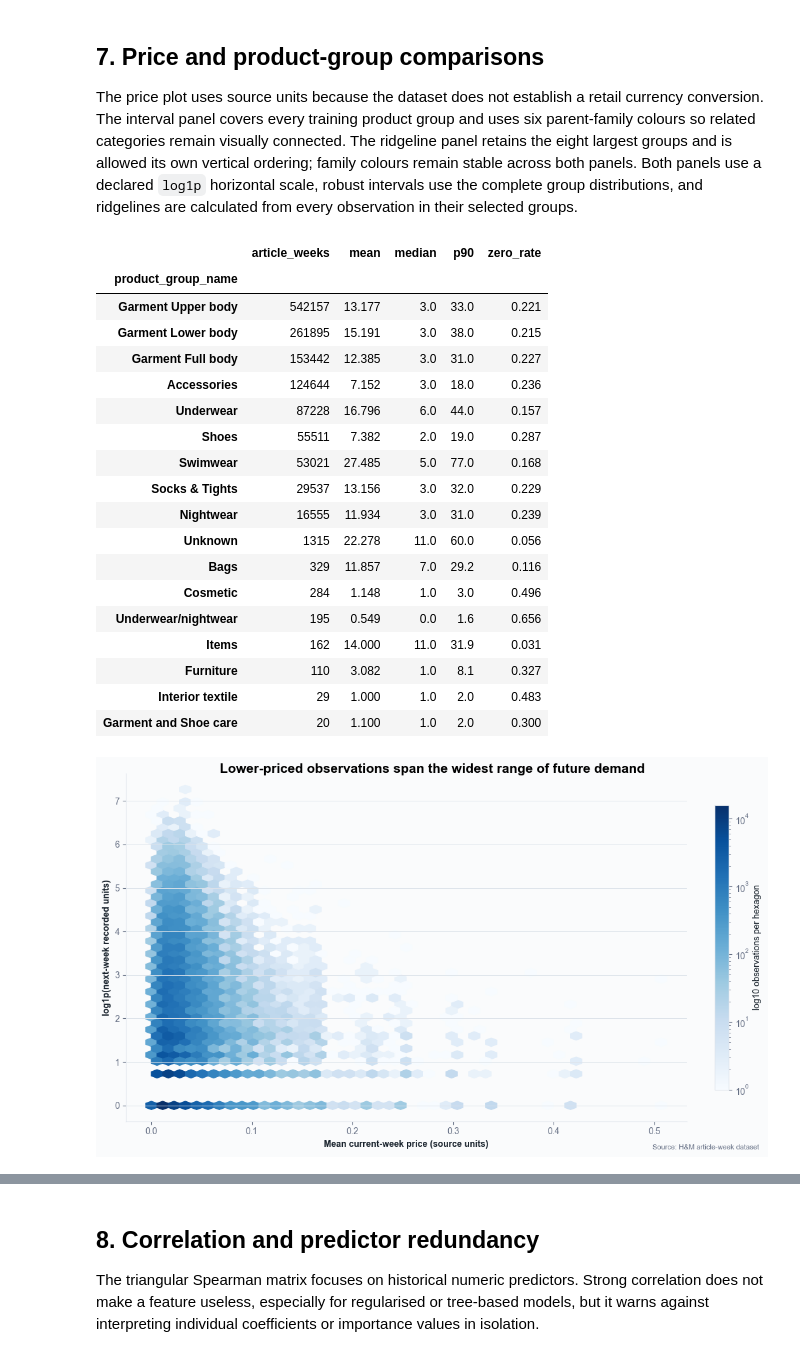
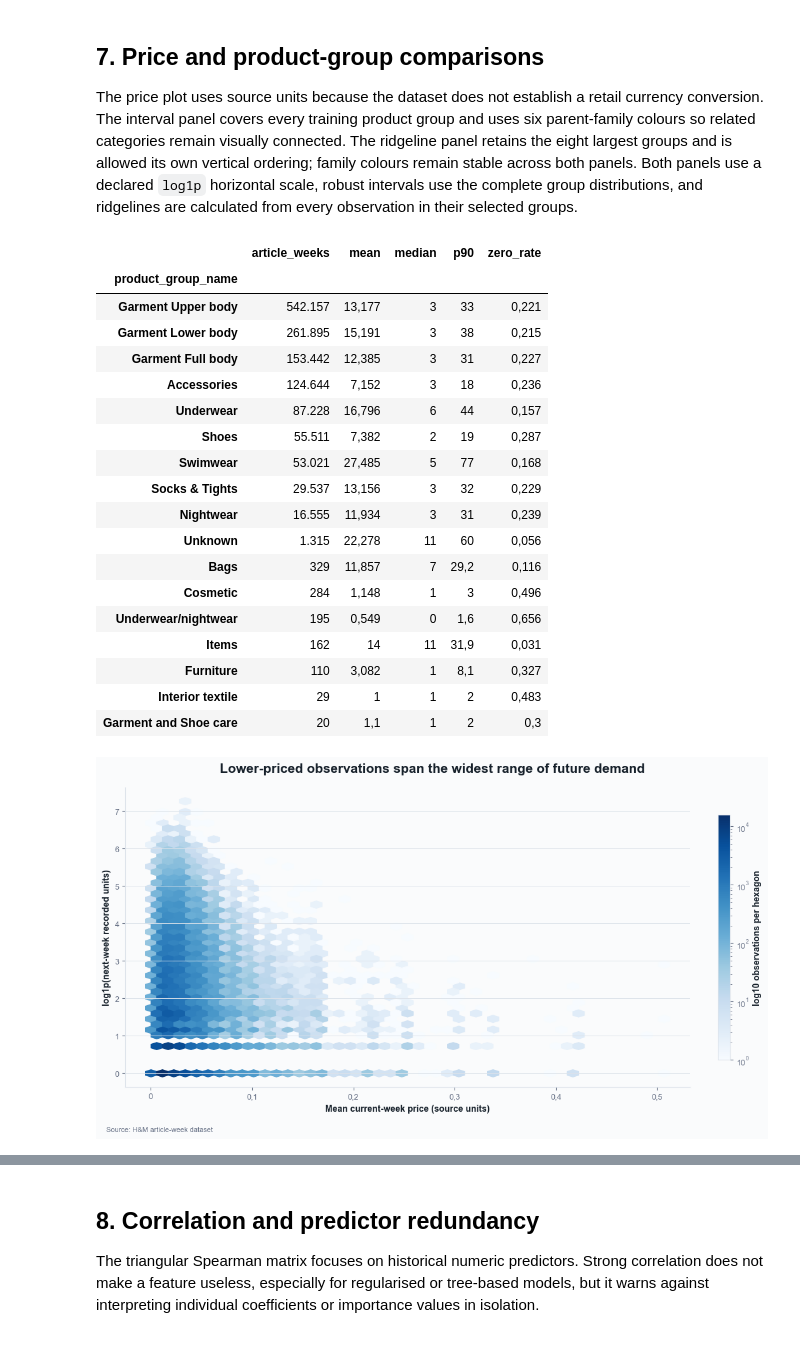
Before and after one commit to ML-ENI/fashion-demand-ml, a Jupyter notebook: notebooks/03_eda_regression.ipynb, the cells around one changed output, grey strips where cells are left out. Drawn from its saved outputs; the diff is of its cells as text; code cells hidden in the pictures.

```diff
--- a/notebooks/03_eda_regression.ipynb
+++ b/notebooks/03_eda_regression.ipynb
@@ -328,19 +316,16 @@ spearman = train[relationship_features + [target]].corr(method="spearman")[targe
 correlation_summary = pd.concat([pearson.rename("pearson"), spearman.rename("spearman")], axis=1)
 correlation_summary["absolute_spearman"] = correlation_summary["spearman"].abs()
 correlation_summary = correlation_summary.sort_values("absolute_spearman", ascending=False)
-display(correlation_summary.round(3))
+display_es(correlation_summary.round(3))
 
 plot_sample = train.sample(n=min(180_000, len(train)), random_state=SEED)
 fig, axes = plt.subplots(1, 2, figsize=(14, 5.8), layout="constrained")
-for ax, feature, label in [
-    (axes[0], "lag_1_sales", "Previous-week recorded units"),
-    (axes[1], "rolling_12w_sales_mean", "12-week historical mean units"),
-]:
+for ax, feature in zip(axes, ["lag_1_sales", "rolling_12w_sales_mean"]):
     density = ax.hexbin(
         np.log1p(plot_sample[feature]), np.log1p(plot_sample[target]),
         gridsize=45, mincnt=1, cmap="Blues", bins="log",
     )
-    style_axis(ax, f"log1p({label})", "log1p(next-week recorded units)")
+    style_axis(ax, f"log1p({feature_label(feature)})", "log1p(next-week recorded units)")
 fig.colorbar(density, ax=axes, label="log10 observations per hexagon", shrink=.82)
 finish_figure(fig, "Recent and rolling demand contain visible predictive structure")
 plt.show()
@@ -369,7 +354,7 @@ group_statistics = train.groupby("product_group_name")[target].agg(
     article_weeks="size", mean="mean", median="median",
     p90=lambda values: values.quantile(.90), zero_rate=lambda values: values.eq(0).mean(),
 ).sort_values("article_weeks", ascending=False)
-display(group_statistics.round(3))
+display_es(group_statistics.round(3))
 
 ridge_groups = group_statistics.head(8).index
 category_distribution = (
@@ -452,11 +437,11 @@ for position, (group, row) in enumerate(category_distribution.iterrows()):
     interval_ax.scatter(median, position, color=color, edgecolor="white",
                         linewidth=1.2, s=55, zorder=3)
     interval_ax.annotate(
-        f"{row['median']:.0f}", (median, position), xytext=(7, 0),
+        f"{es(row['median']):.0f}", (median, position), xytext=(7, 0),
         textcoords="offset points", va="center", color=INK, fontsize=9,
     )
     sample_size_labels[group] = interval_ax.annotate(
-        f"n={group_statistics.loc[group, 'article_weeks']:,}", (p95, position),
+        f"n={es(group_statistics.loc[group, 'article_weeks']):,}", (p95, position),
         xytext=(7, 0), textcoords="offset points", va="center",
         color=MUTED, fontsize=8,
     )
@@ -485,8 +470,8 @@ for ax in axes:
     ax.grid(axis="y", visible=False)
     ax.grid(axis="x", color=GRID, linewidth=.7)
 
-interval_ax.set_title("Typical demand and robust spread by parent family", fontweight="bold", color=INK, pad=10)
-ridge_ax.set_title("Complete profiles for the eight largest groups", fontweight="bold", color=INK, pad=10)
+interval_ax.set_title("Typical demand and robust spread by parent family", fontweight="bold", color=INK)
+ridge_ax.set_title("Complete profiles for the eight largest groups", fontweight="bold", color=INK)
 ridge_ax.spines["left"].set_visible(False)
 interval_ax.plot([], [], color=MUTED, linewidth=1.7, label="P5–P95")
 interval_ax.plot([], [], color=MUTED, linewidth=10, alpha=.25, label="Middle 50%")
@@ -506,58 +491,52 @@ legend = interval_ax.legend(
     loc="lower right", ncol=3,
 )
 legend.get_frame().set_linewidth(.8)
-fig.suptitle(
-    "Related product groups share family colours while demand profiles remain distinct",
-    fontsize=15, fontweight="bold", x=.5,
-)
-ridge_ax.text(
-    1, -.11, "Source: H&M article-week dataset", transform=ridge_ax.transAxes,
-    ha="right", va="top", color=MUTED, fontsize=8, clip_on=False,
-)
+add_title(fig, "Related product groups share family colours while demand profiles remain distinct")
+add_source(fig, "Source: H&M article-week dataset")
 center_axis_title(interval_ax)
 center_axis_title(ridge_ax)
 center_figure_title(fig)
 fig.canvas.draw()
 renderer = fig.canvas.get_renderer()
 to_figure = fig.transFigure.inverted()
 ridge_label_boxes = {
     group: label.get_window_extent(renderer)
     for group, label in zip(ridge_order, ridge_ax.get_yticklabels())
 }
 for group in ridge_order:
     label_box = sample_size_labels[group].get_window_extent(renderer)
     start_pixels = (label_box.x1 + 5, (label_box.y0 + label_box.y1) / 2)
     target_box = ridge_label_boxes[group]
     end_pixels = (target_box.x0 - 4, (target_box.y0 + target_box.y1) / 2)
     connector = FancyArrowPatch(
         to_figure.transform(start_pixels), to_figure.transform(end_pixels),
         transform=fig.transFigure, arrowstyle="-|>", mutation_scale=8,
         linewidth=.8, color="#C7CED8", alpha=.72,
         connectionstyle="arc3,rad=0", shrinkA=0, shrinkB=2,
         clip_on=False, zorder=2,
     )
     fig.add_artist(connector)
 figure_dir = ROOT / "results/figures"
 figure_dir.mkdir(parents=True, exist_ok=True)
 plt.show()
 # %% [output]
 |  | article_weeks | mean | median | p90 | zero_rate |
 | product_group_name |  |  |  |  |  |
-| Garment Upper body | 542157 | 13.177 | 3.0 | 33.0 | 0.221 |
-| Garment Lower body | 261895 | 15.191 | 3.0 | 38.0 | 0.215 |
-| Garment Full body | 153442 | 12.385 | 3.0 | 31.0 | 0.227 |
-| Accessories | 124644 | 7.152 | 3.0 | 18.0 | 0.236 |
-| Underwear | 87228 | 16.796 | 6.0 | 44.0 | 0.157 |
-| Shoes | 55511 | 7.382 | 2.0 | 19.0 | 0.287 |
-| Swimwear | 53021 | 27.485 | 5.0 | 77.0 | 0.168 |
-| Socks & Tights | 29537 | 13.156 | 3.0 | 32.0 | 0.229 |
-| Nightwear | 16555 | 11.934 | 3.0 | 31.0 | 0.239 |
-| Unknown | 1315 | 22.278 | 11.0 | 60.0 | 0.056 |
-| Bags | 329 | 11.857 | 7.0 | 29.2 | 0.116 |
-| Cosmetic | 284 | 1.148 | 1.0 | 3.0 | 0.496 |
-| Underwear/nightwear | 195 | 0.549 | 0.0 | 1.6 | 0.656 |
-| Items | 162 | 14.000 | 11.0 | 31.9 | 0.031 |
-| Furniture | 110 | 3.082 | 1.0 | 8.1 | 0.327 |
-| Interior textile | 29 | 1.000 | 1.0 | 2.0 | 0.483 |
-| Garment and Shoe care | 20 | 1.100 | 1.0 | 2.0 | 0.300 |
+| Garment Upper body | 542.157 | 13,177 | 3 | 33 | 0,221 |
+| Garment Lower body | 261.895 | 15,191 | 3 | 38 | 0,215 |
+| Garment Full body | 153.442 | 12,385 | 3 | 31 | 0,227 |
+| Accessories | 124.644 | 7,152 | 3 | 18 | 0,236 |
+| Underwear | 87.228 | 16,796 | 6 | 44 | 0,157 |
+| Shoes | 55.511 | 7,382 | 2 | 19 | 0,287 |
+| Swimwear | 53.021 | 27,485 | 5 | 77 | 0,168 |
+| Socks & Tights | 29.537 | 13,156 | 3 | 32 | 0,229 |
+| Nightwear | 16.555 | 11,934 | 3 | 31 | 0,239 |
+| Unknown | 1.315 | 22,278 | 11 | 60 | 0,056 |
+| Bags | 329 | 11,857 | 7 | 29,2 | 0,116 |
+| Cosmetic | 284 | 1,148 | 1 | 3 | 0,496 |
+| Underwear/nightwear | 195 | 0,549 | 0 | 1,6 | 0,656 |
+| Items | 162 | 14 | 11 | 31,9 | 0,031 |
+| Furniture | 110 | 3,082 | 1 | 8,1 | 0,327 |
+| Interior textile | 29 | 1 | 1 | 2 | 0,483 |
+| Garment and Shoe care | 20 | 1,1 | 1 | 2 | 0,3 |
-[figure, old version]
+[figure, new version]
```
Also changed, not shown: parts of 10 cells of this notebook, 13 other files.
